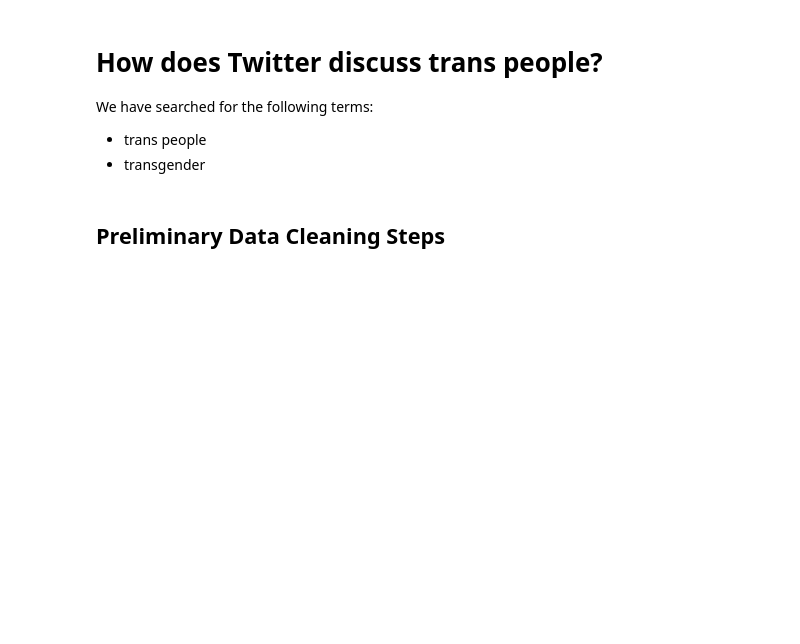
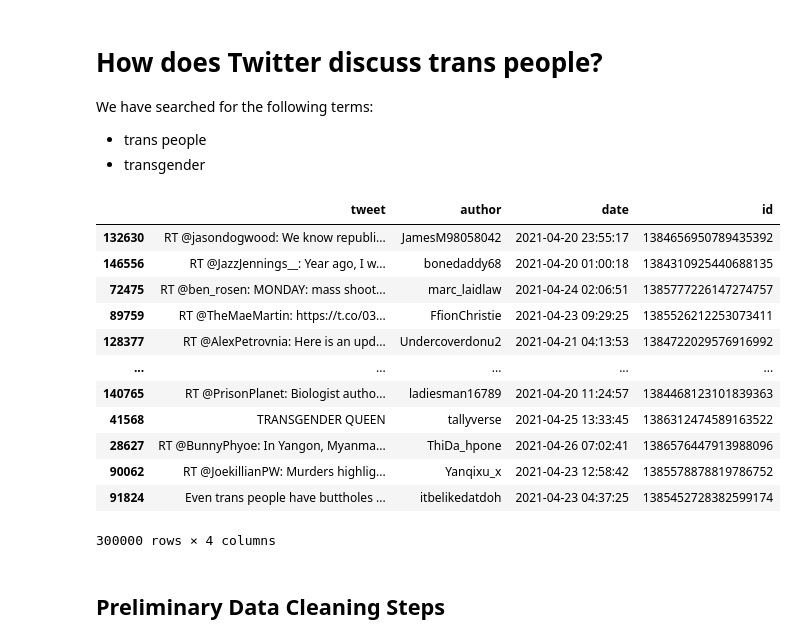
Before and after one commit to astralbijection/trans-data-analysis, a Jupyter notebook: notebooks/trans_eda.ipynb, the cells around one changed output. Saved outputs shown, nothing was run; the diff lists cells and outputs as text; code cells hidden in the pictures; blank space fills up the shorter version.

```diff
--- a/notebooks/trans_eda.ipynb
+++ b/notebooks/trans_eda.ipynb
@@ -7,25 +7,41 @@ We have searched for the following terms:
 # %%
 import pandas as pd
 import os
 from utils.df_imports import read_jsonl_gz
 
-if os.path.exists('../data/agg_trans_tweets.csv.gz'):
-    raw_tweet_df = pd.read_csv('../data/agg_trans_tweets.csv.gz', compression='gzip')
+if os.path.exists('../data/agg_trans_tweets.pickle.gz'):
+    raw_tweet_df = pd.read_pickle('../data/agg_trans_tweets.pickle.gz', compression='gzip')
 else:
     PATHS = [
-        '../data/transgender/search_trans_other.jsonl.gz',
-        '../data/transgender/second.jsonl.gz',
-        '../data/transgender/search_trans.jsonl.gz',
+       # '../data/transgender/search_trans_other.jsonl.gz',
+       # '../data/transgender/second.jsonl.gz',
+       # '../data/transgender/search_trans.jsonl.gz',
         '../data/search_transgender.jsonl.gz',
         '../data/search_trans_people.jsonl.gz',
-        '../data/trans2.jsonl.gz'
+       # '../data/trans2.jsonl.gz'
     ]
 
     raw_tweet_df = pd.concat([read_jsonl_gz(path) for path in PATHS])
     raw_tweet_df.drop_duplicates('id', inplace=True)
-    raw_tweet_df.to_csv('../data/agg_trans_tweets.csv.gz', compression='gzip')
+    raw_tweet_df.to_pickle('../data/agg_trans_tweets.pickle.gz', compression='gzip')
 
-    raw_tweet_df
+# 1 million tweets is wayyyyyyyy too many
+raw_tweet_df = raw_tweet_df.sample(300_000)
+raw_tweet_df
+# %% [output]
+|  | tweet | author | date | id |
+| 132630 | RT @jasondogwood: We know republi... | JamesM98058042 | 2021-04-20 23:55:17 | 1384656950789435392 |
+| 146556 | RT @JazzJennings__: Year ago, I w... | bonedaddy68 | 2021-04-20 01:00:18 | 1384310925440688135 |
+| 72475 | RT @ben_rosen: MONDAY: mass shoot... | marc_laidlaw | 2021-04-24 02:06:51 | 1385777226147274757 |
+| 89759 | RT @TheMaeMartin: https://t.co/03... | FfionChristie | 2021-04-23 09:29:25 | 1385526212253073411 |
+| 128377 | RT @AlexPetrovnia: Here is an upd... | Undercoverdonu2 | 2021-04-21 04:13:53 | 1384722029576916992 |
+| ... | ... | ... | ... | ... |
+| 140765 | RT @PrisonPlanet: Biologist autho... | ladiesman16789 | 2021-04-20 11:24:57 | 1384468123101839363 |
+| 41568 | TRANSGENDER QUEEN | tallyverse | 2021-04-25 13:33:45 | 1386312474589163522 |
+| 28627 | RT @BunnyPhyoe: In Yangon, Myanma... | ThiDa_hpone | 2021-04-26 07:02:41 | 1386576447913988096 |
+| 90062 | RT @JoekillianPW: Murders highlig... | Yanqixu_x | 2021-04-23 12:58:42 | 1385578878819786752 |
+| 91824 | Even trans people have buttholes ... | itbelikedatdoh | 2021-04-23 04:37:25 | 1385452728382599174 |
+300000 rows × 4 columns
 # %% [markdown]
 ## Preliminary Data Cleaning Steps
 # %%
```
Also changed, not shown: parts of 21 cells of this notebook, 1 other file.
